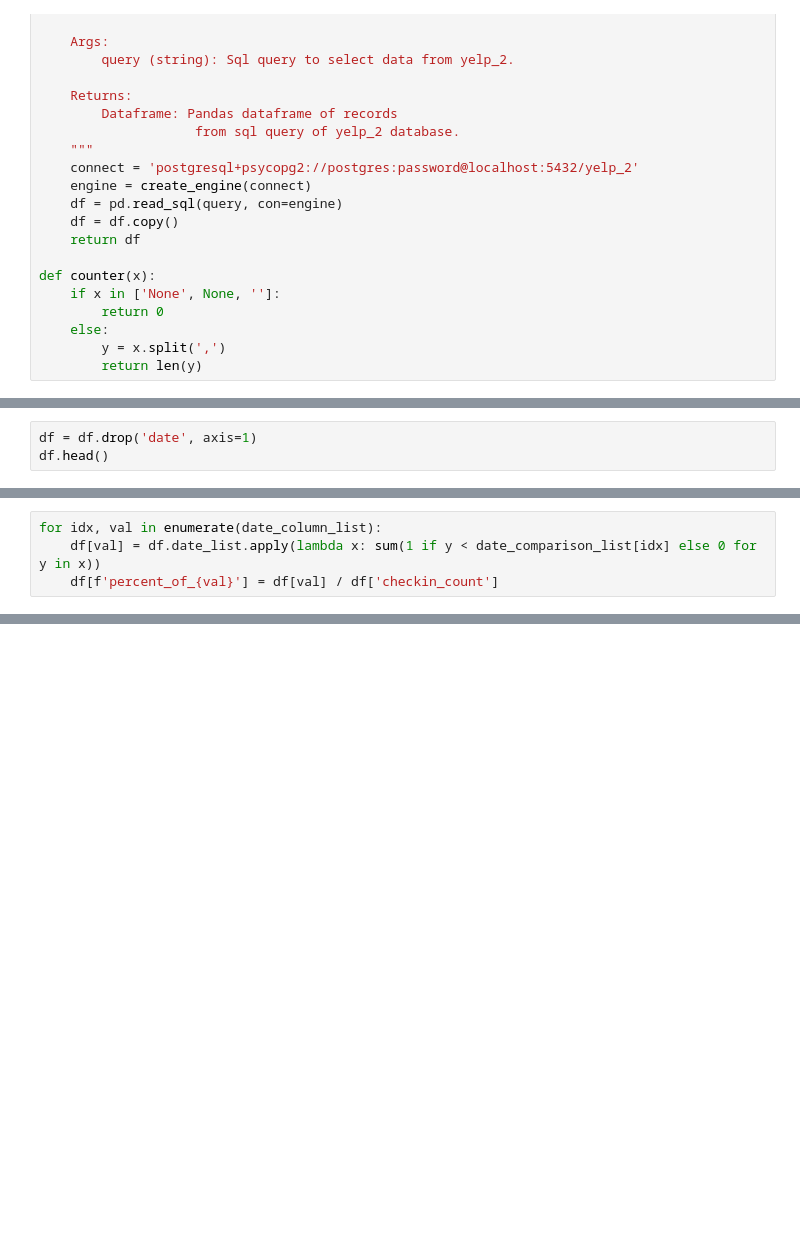
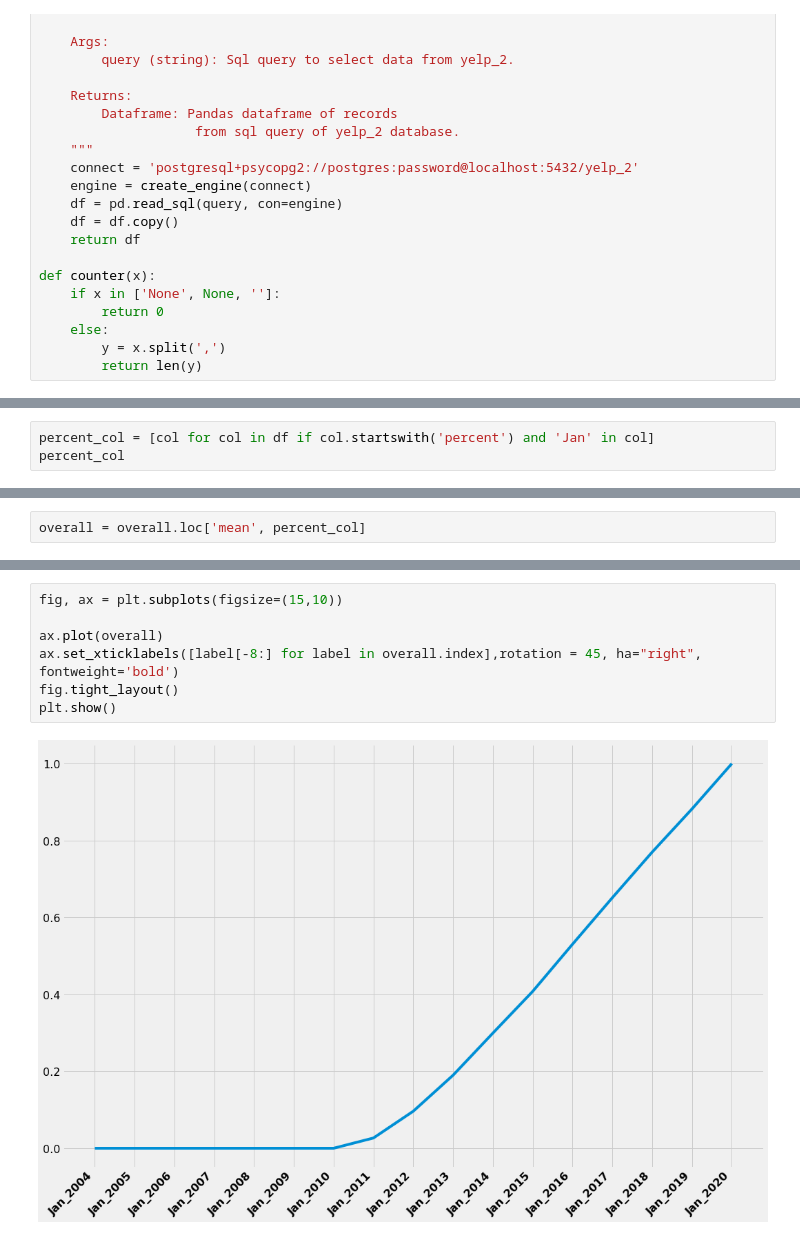
Before and after one commit to jeffjohannsen/Predicting_Yelp_Review_Quality, a Jupyter notebook: notebooks/business_checkins.ipynb, the cells around one changed output, grey strips where cells are left out. Cells and saved outputs as stored; diff of their text form; blank space fills up the shorter version.

```diff
--- a/notebooks/business_checkins.ipynb
+++ b/notebooks/business_checkins.ipynb
@@ -51,3 +46,0 @@ df['date_list'] = [pd.to_datetime(x) for x in df.date.str.split(',')]
-# %%
-df = df.drop('date', axis=1)
-df.head()
@@ -65,4 +46,0 @@ for year in list(range(2010, 2021)):
-# %%
-for idx, val in enumerate(date_column_list):
-    df[val] = df.date_list.apply(lambda x: sum(1 if y < date_comparison_list[idx] else 0 for y in x))
-    df[f'percent_of_{val}'] = df[val] / df['checkin_count']
@@ -68,0 +63,3 @@ for idx, val in enumerate(date_column_list):
+# %%
+percent_col = [col for col in df if col.startswith('percent') and 'Jan' in col]
+percent_col
@@ -68,0 +84,2 @@ for idx, val in enumerate(date_column_list):
+# %%
+overall = overall.loc['mean', percent_col]
@@ -68,0 +107,9 @@ for idx, val in enumerate(date_column_list):
+# %%
+fig, ax = plt.subplots(figsize=(15,10))
+
+ax.plot(overall)
+ax.set_xticklabels([label[-8:] for label in overall.index],rotation = 45, ha="right", fontweight='bold')
+fig.tight_layout()
+plt.show()
+# %% [output]
+[figure, added]
```
Also changed, not shown: parts of 10 cells of this notebook, 2 other files.
